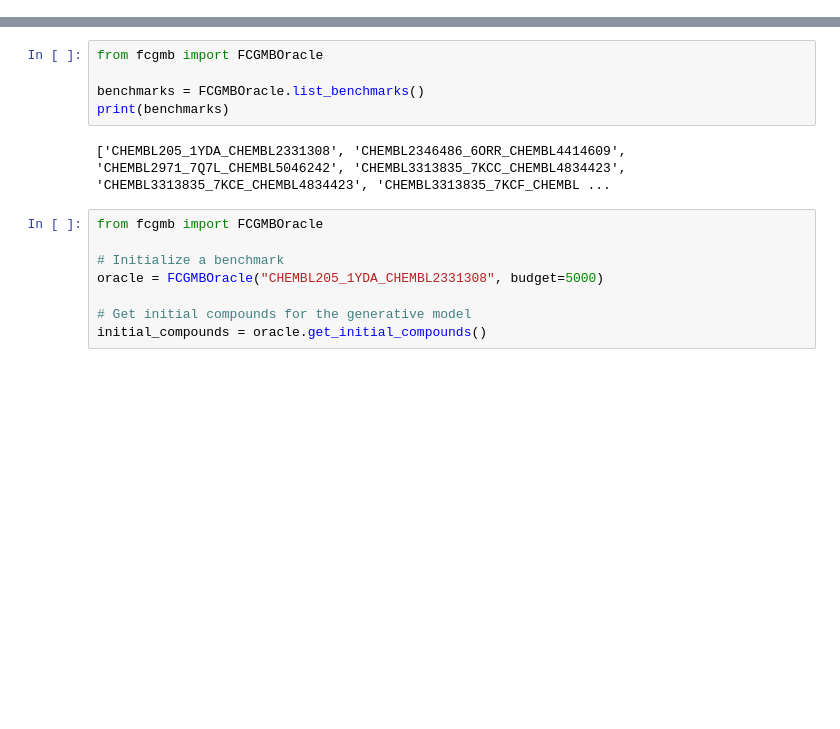
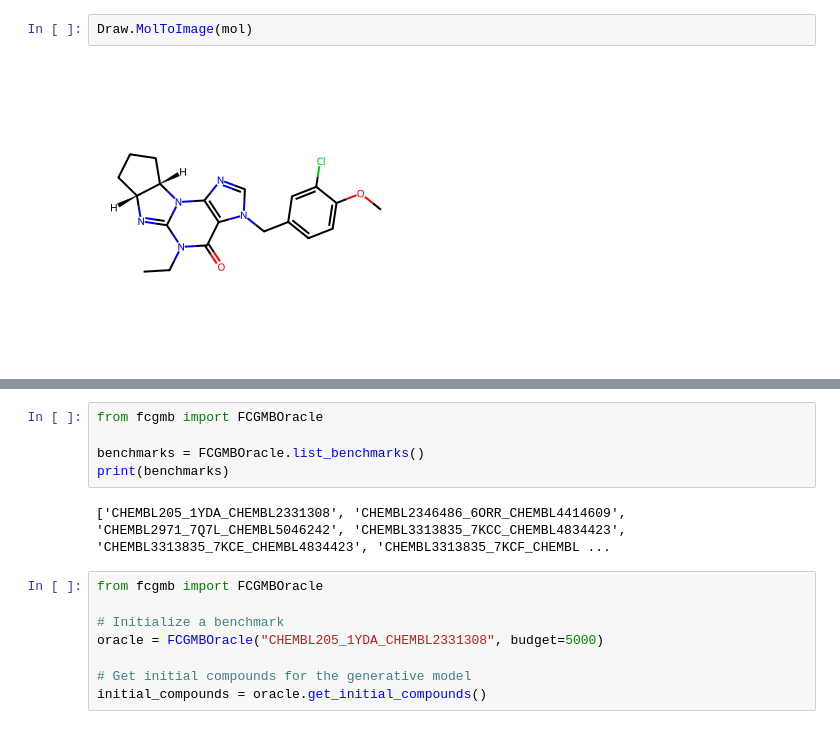
Before and after one commit to Popov-Lab-UNC/mockdock, a Jupyter notebook: notebooks/playground.ipynb, the cells around one changed output, grey strips where cells are left out. Saved outputs shown, nothing was run; the diff lists cells and outputs as text; blank space fills up the shorter version.

```diff
--- a/notebooks/playground.ipynb
+++ b/notebooks/playground.ipynb
@@ -0,0 +25,4 @@
+# %%
+Draw.MolToImage(mol)
+# %% [output]
+[figure, added]
```
Also changed, not shown: parts of 10 cells of this notebook, 1 other file.
